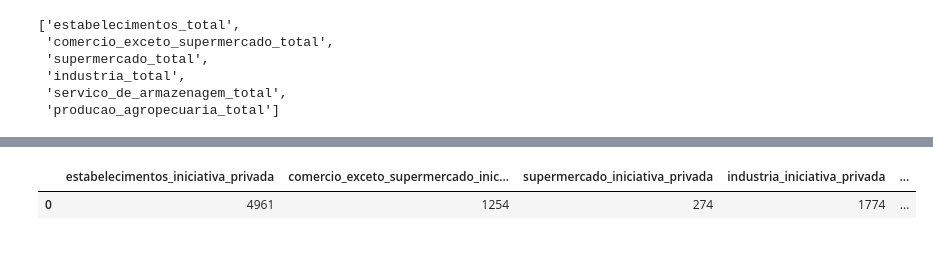
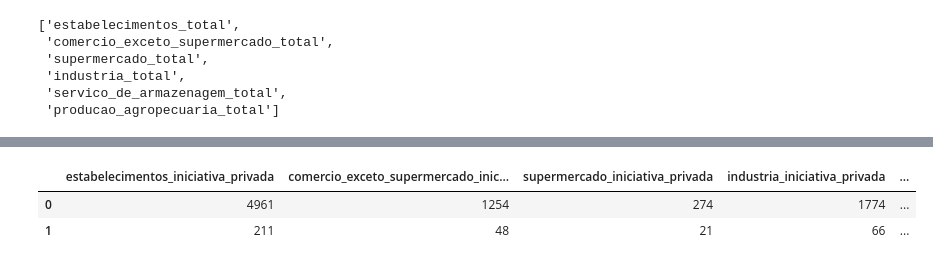
Before and after one commit to Megalonnix/Projeto_Integrador_-PI-_2sem2025, a Jupyter notebook: notebooks/scripts/analiseTabela278.ipynb, the cells around one changed output, grey strips where cells are left out. Cells and saved outputs as stored; diff of their text form; code cells hidden in the pictures.

```diff
--- a/notebooks/scripts/analiseTabela278.ipynb
+++ b/notebooks/scripts/analiseTabela278.ipynb
@@ -428,5 +430,6 @@ reorganizeColumn('D', cabecalho=listTitulos[6:12]).head(1)
 # %%
-reorganizeColumn('E', cabecalho=listTitulos[12:18]).head(1)
+reorganizeColumn('E', cabecalho=listTitulos[12:18]).head(2)
 # %% [output]
 |  | estabelecimentos_iniciativa_privada | comercio_exceto_supermercado_inic... | supermercado_iniciativa_privada | industria_iniciativa_privada | ... |
 | 0 | 4961 | 1254 | 274 | 1774 | ... |
+| 1 | 211 | 48 | 21 | 66 | ... |
```
Also changed, not shown: parts of 2 cells of this notebook.
